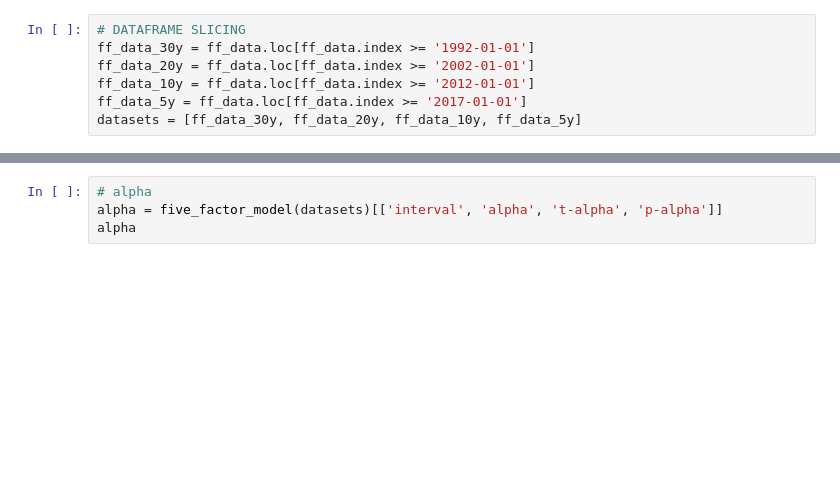
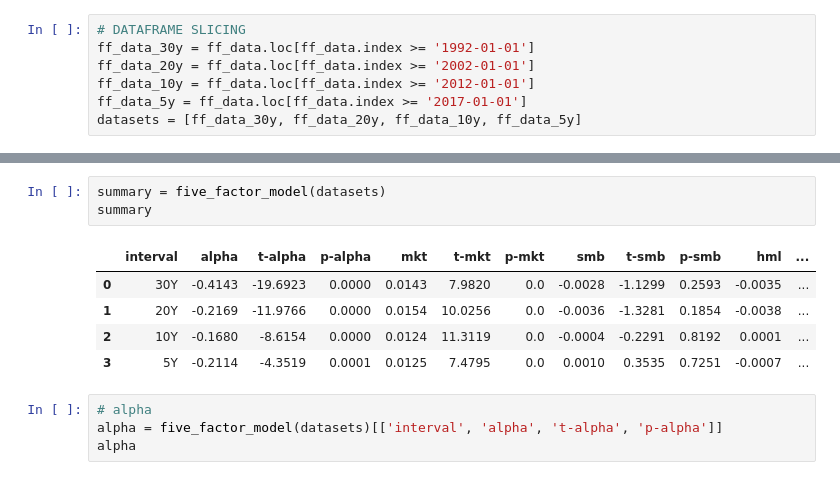
Before and after one commit to aambroo/AI4Finance, a Jupyter notebook: Project2/FiveFactorModel.ipynb, the cells around one changed output, grey strips where cells are left out. Cells and saved outputs as stored; diff of their text form; blank space fills up the shorter version.

```diff
--- a/Project2/FiveFactorModel.ipynb
+++ b/Project2/FiveFactorModel.ipynb
@@ -279,3 +218,12 @@ def five_factor_model (datasets):
+# %%
+summary = five_factor_model(datasets)
+summary
+# %% [output]
+|  | interval | alpha | t-alpha | p-alpha | mkt | t-mkt | p-mkt | smb | t-smb | p-smb | hml | ... |
+| 0 | 30Y | -0.4143 | -19.6923 | 0.0000 | 0.0143 | 7.9820 | 0.0 | -0.0028 | -1.1299 | 0.2593 | -0.0035 | ... |
+| 1 | 20Y | -0.2169 | -11.9766 | 0.0000 | 0.0154 | 10.0256 | 0.0 | -0.0036 | -1.3281 | 0.1854 | -0.0038 | ... |
+| 2 | 10Y | -0.1680 | -8.6154 | 0.0000 | 0.0124 | 11.3119 | 0.0 | -0.0004 | -0.2291 | 0.8192 | 0.0001 | ... |
+| 3 | 5Y | -0.2114 | -4.3519 | 0.0001 | 0.0125 | 7.4795 | 0.0 | 0.0010 | 0.3535 | 0.7251 | -0.0007 | ... |
 # %%
 # alpha
 alpha = five_factor_model(datasets)[['interval', 'alpha', 't-alpha', 'p-alpha']]
```
Also changed, not shown: parts of 15 cells of this notebook, 2 other files.
